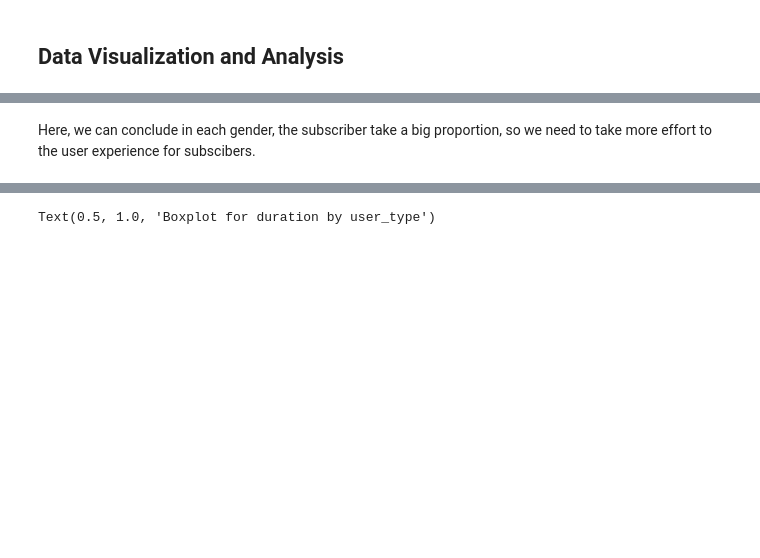
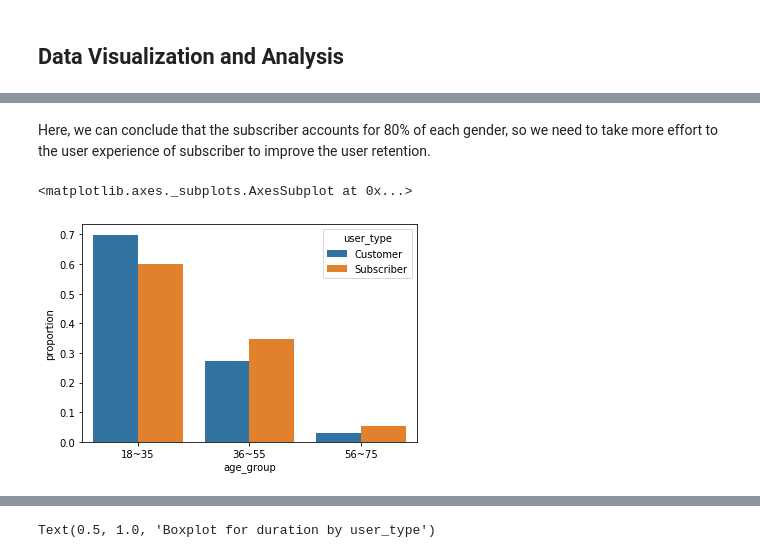
Before and after one commit to amanda1210/Bike_Sharing_Analysis, a Jupyter notebook: Bikesharing Visualization.ipynb, the cells around one changed output, grey strips where cells are left out. Drawn from its saved outputs; the diff is of its cells as text; code cells hidden in the pictures; blank space fills up the shorter version.

```diff
--- a/Bikesharing Visualization.ipynb
+++ b/Bikesharing Visualization.ipynb
@@ -269,2 +268,14 @@ Text(0.5, 1.0, 'gender vs. user type distribution')
 # %% [markdown]
-Here, we can conclude in each gender, the subscriber take a big proportion, so we need to take more effort to the user experience for subscibers.
+Here, we can conclude that the subscriber accounts for 80% of each gender, so we need to take more effort to the user experience of subscriber to improve the user retention.
+# %%
+x, y, hue = "age_group", "proportion", "user_type"
+
+(bike[x]
+ .groupby(bike[hue])
+ .value_counts(normalize=True)
+ .rename(y)
+ .reset_index()
+ .pipe((sns.barplot, "data"), x=x, y=y, hue=hue))
+# %% [output]
+<matplotlib.axes._subplots.AxesSubplot at 0x...>
+[figure, added]
```
Also changed, not shown: parts of 27 cells of this notebook, 2 other files.
